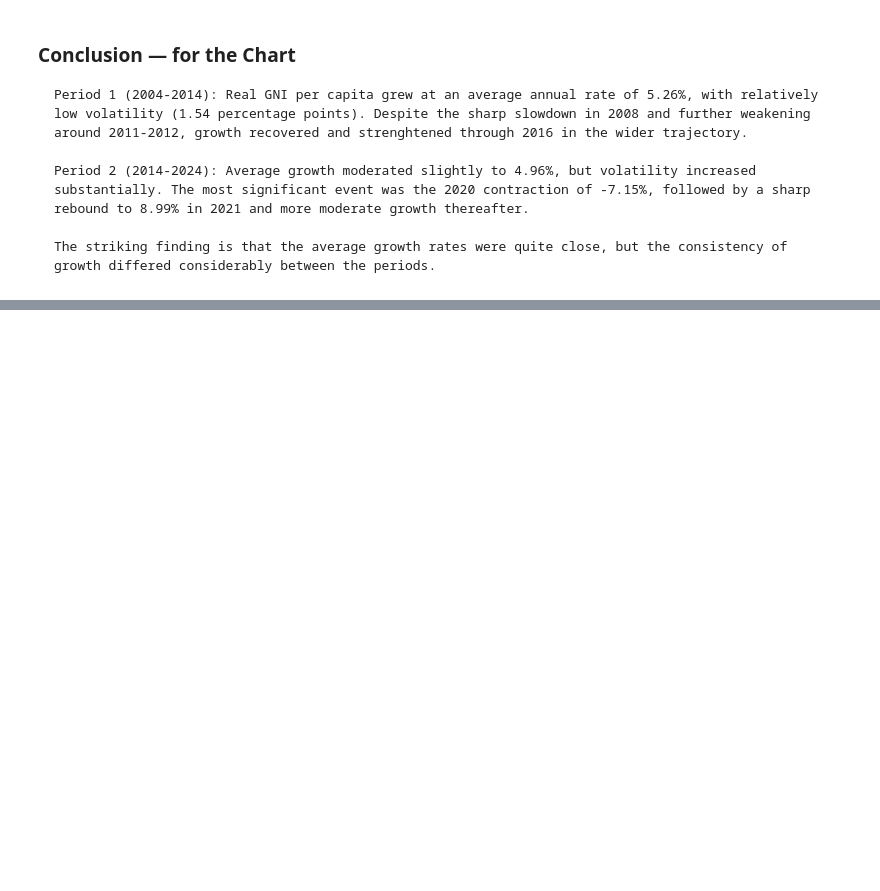
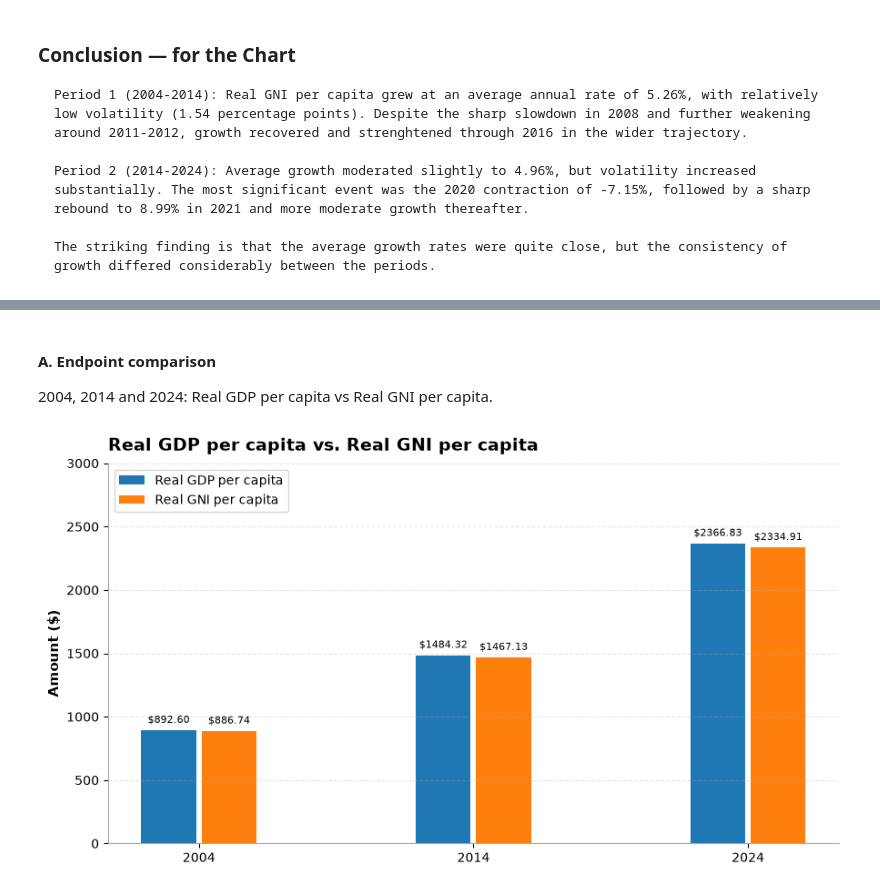
Before and after one commit to sohail-ansari0023/Indias_economic_changes, a Jupyter notebook: 2_Income_and_Living_Standards/Analysis.ipynb, the cells around one changed output, grey strips where cells are left out. Cells and saved outputs as stored; diff of their text form; code cells hidden in the pictures; blank space fills up the shorter version.

```diff
--- a/2_Income_and_Living_Standards/Analysis.ipynb
+++ b/2_Income_and_Living_Standards/Analysis.ipynb
@@ -1027,0 +1034,58 @@ The striking finding is that the average growth rates were quite close, but the
+# %% [markdown]
+#### **A. Endpoint comparison**
+
+2004, 2014 and 2024: Real GDP per capita vs Real GNI per capita.
+# %%
+# have both endpoints let's visualize it.
+
+year = [2004, 2014, 2024]
+
+x = np.arange(len(year))
+width = 0.2
+
+# Initaiting the figure and axes
+fig, ax = plt.subplots(figsize=(9, 5))
+
+# Plotting the bar chart
+gdppc_bar = ax.bar(
+    x - 0.11,
+    list(gdppc_constant_us.values()),
+    width,
+    label='Real GDP per capita'
+)
+
+gnipc_bar = ax.bar(
+    x + 0.11,
+    list(gnipc_constant.values()),
+    width,
+    label='Real GNI per capita'
+)
+
+# titles and labels
+ax.set_title('Real GDP per capita vs. Real GNI per capita', fontsize=14, fontweight='bold', pad=10, loc='left')
+ax.set_ylabel('Amount ($)', fontsize=11, fontweight='bold')
+
+# ticks and labels
+ax.set_xticks(x)
+ax.set_xticklabels(year)
+ax.set_ylim(0, 3000)
+
+# grids
+ax.grid(axis='y', linestyle='--', alpha=0.3, zorder=None)
+
+# spines
+ax.spines['top'].set_visible(False)
+ax.spines['right'].set_visible(False)
+ax.spines['left'].set_color('#aaaaaa')
+ax.spines['bottom'].set_color('#aaaaaa')
+
+# legend
+ax.legend(loc='upper left')
+
+# setting the bar labels
+ax.bar_label(gdppc_bar, fmt='$%.2f', fontsize=8, padding=4)
+ax.bar_label(gnipc_bar, fmt='$%.2f', fontsize=8, padding=4)
+plt.tight_layout()
+plt.show()
+# %% [output]
+[figure, added]
```
Also changed, not shown: parts of 5 cells of this notebook.
